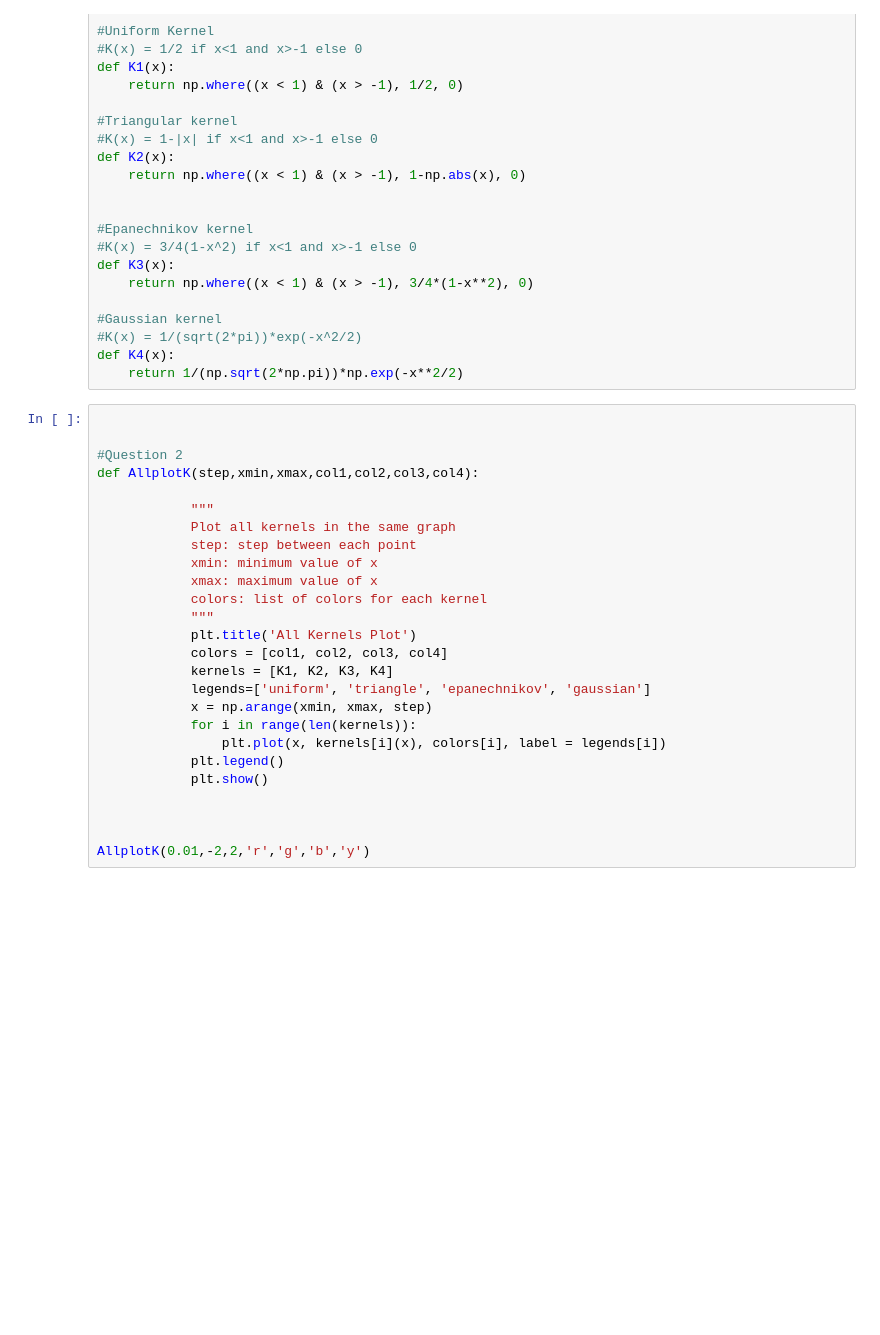
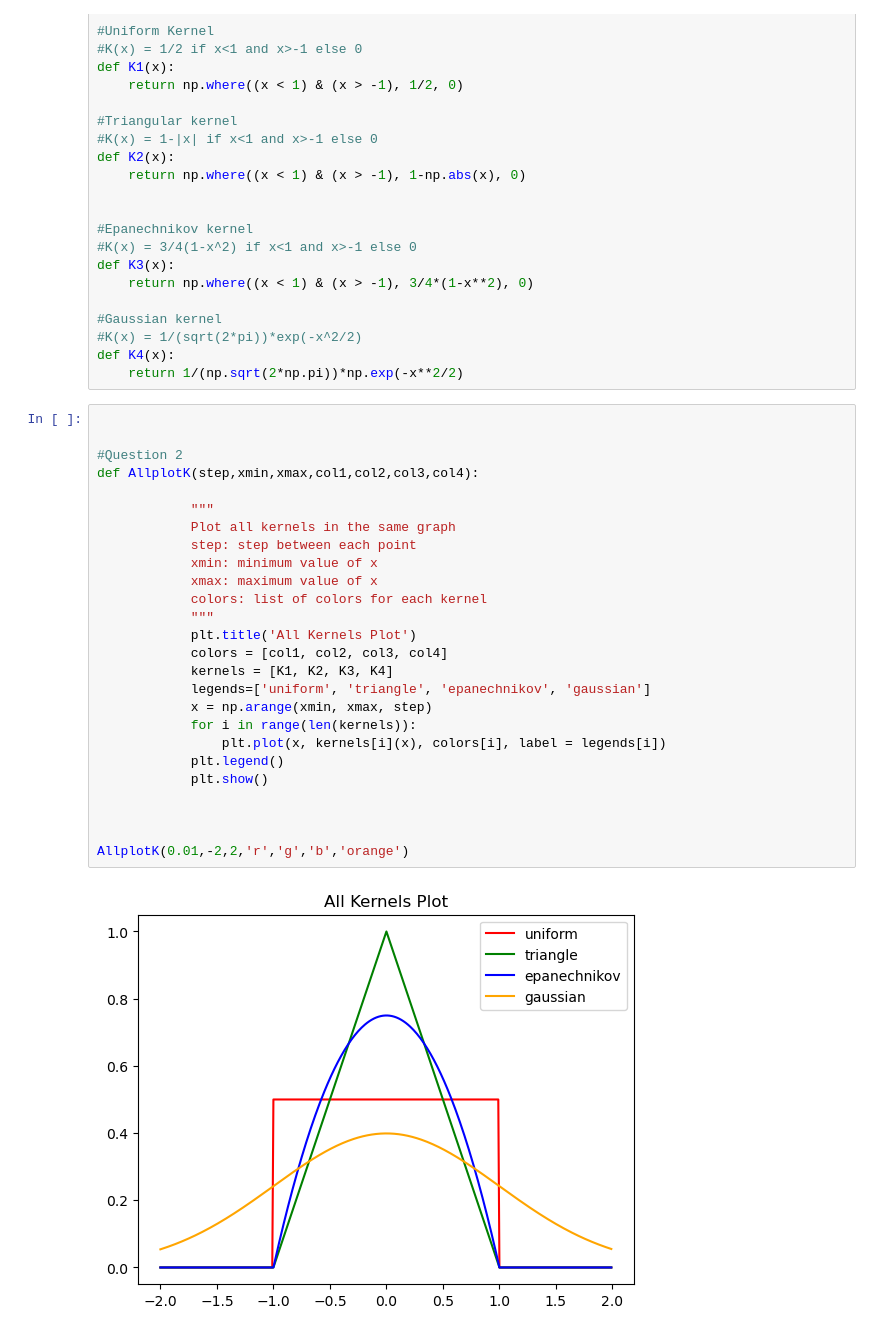
Before and after one commit to MurphLaws/statistics, a Jupyter notebook: TP3.ipynb, the cells around one changed output. Cells and saved outputs as stored; diff of their text form; blank space fills up the shorter version.

```diff
--- a/TP3.ipynb
+++ b/TP3.ipynb
@@ -35,29 +35,31 @@ def K4(x):
 # %%
 
 
 #Question 2
 def AllplotK(step,xmin,xmax,col1,col2,col3,col4):
 
             """
             Plot all kernels in the same graph
             step: step between each point
             xmin: minimum value of x
             xmax: maximum value of x
             colors: list of colors for each kernel
             """
             plt.title('All Kernels Plot')
             colors = [col1, col2, col3, col4]
             kernels = [K1, K2, K3, K4]
             legends=['uniform', 'triangle', 'epanechnikov', 'gaussian']
             x = np.arange(xmin, xmax, step)
             for i in range(len(kernels)):
                 plt.plot(x, kernels[i](x), colors[i], label = legends[i])
             plt.legend()
             plt.show()
 
 
 
-AllplotK(0.01,-2,2,'r','g','b','y')
+AllplotK(0.01,-2,2,'r','g','b','orange')
+# %% [output]
+[figure, added]
 # %%
 #Question 3
 #Generate a realization of the random sample X according to the standard
```
Also changed, not shown: parts of 6 cells of this notebook.
